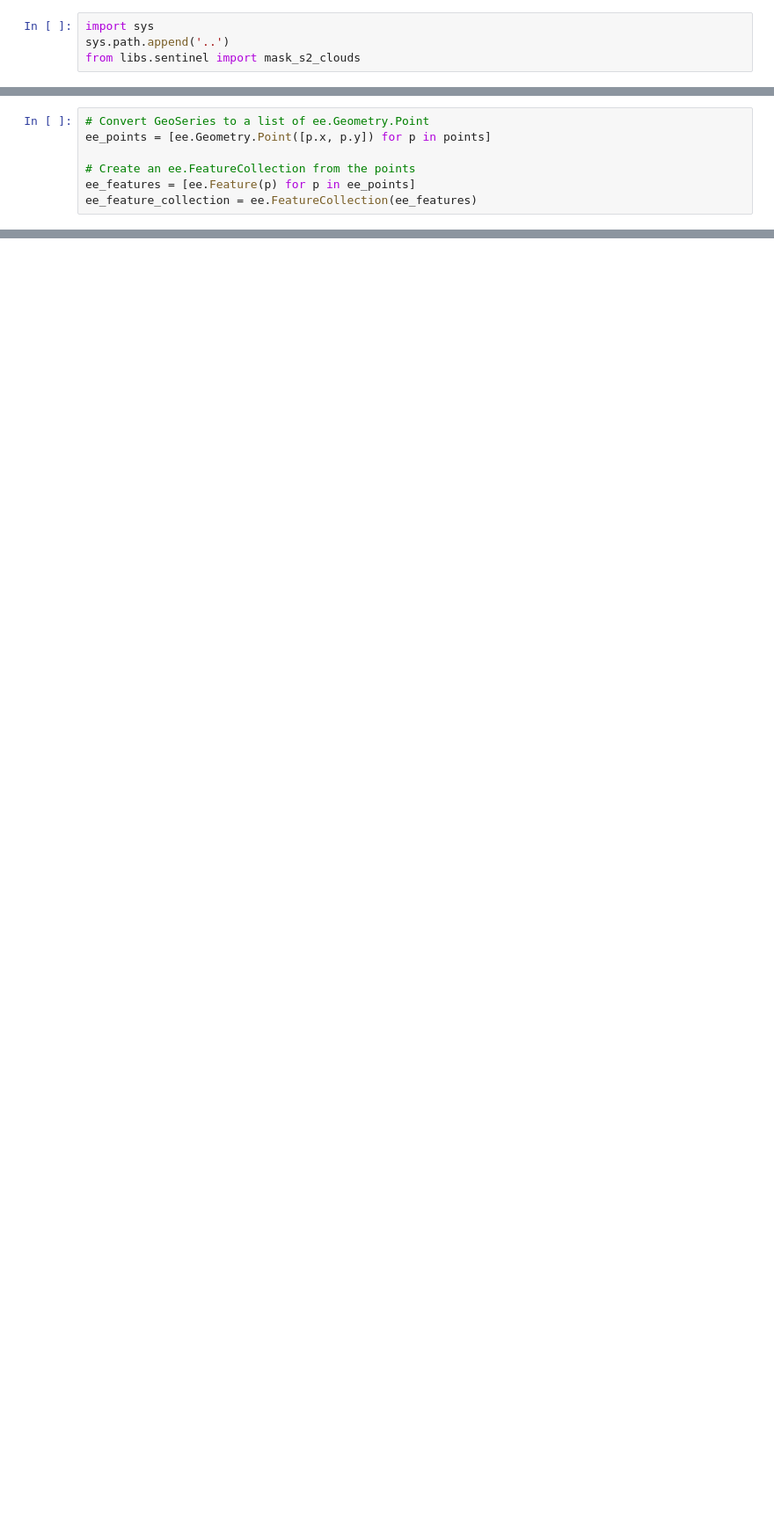
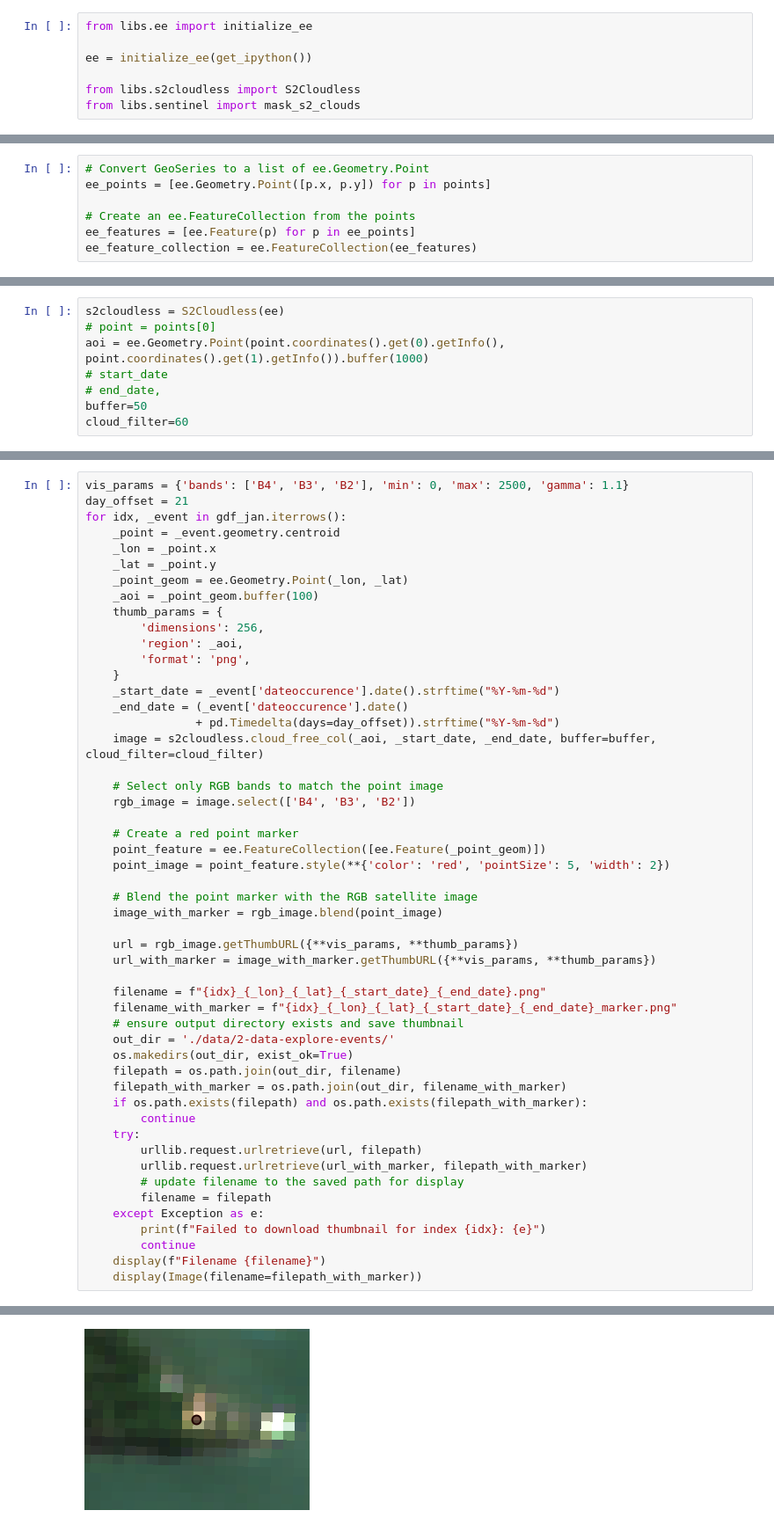
Before and after one commit to dhnhut/Landslide-DeepLearning, a Jupyter notebook: 2-data-explore.ipynb, the cells around one changed output, grey strips where cells are left out. Shown at 88% size. Drawn from its saved outputs; the diff is of its cells as text; blank space fills up the shorter version.

Commit message:
Cloud removal and Review all events which the occurence dates are known

```diff
--- a/2-data-explore.ipynb
+++ b/2-data-explore.ipynb
@@ -10,4 +12,7 @@ import geopandas as gpd
 # %%
-import sys
-sys.path.append('..')
+from libs.ee import initialize_ee
+
+ee = initialize_ee(get_ipython())
+
+from libs.s2cloudless import S2Cloudless
 from libs.sentinel import mask_s2_clouds
@@ -109,0 +105,8 @@ Map(center=[-36.931306466746, 174.701880487593], controls=(WidgetControl(options
+# %%
+s2cloudless = S2Cloudless(ee)
+# point = points[0]
+aoi = ee.Geometry.Point(point.coordinates().get(0).getInfo(), point.coordinates().get(1).getInfo()).buffer(1000)
+# start_date
+# end_date,
+buffer=50
+cloud_filter=60
@@ -109,0 +131,52 @@ Map(center=[-36.931306466746, 174.701880487593], controls=(WidgetControl(options
+# %%
+vis_params = {'bands': ['B4', 'B3', 'B2'], 'min': 0, 'max': 2500, 'gamma': 1.1}
+day_offset = 21
+for idx, _event in gdf_jan.iterrows():
+    _point = _event.geometry.centroid
+    _lon = _point.x
+    _lat = _point.y
+    _point_geom = ee.Geometry.Point(_lon, _lat)
+    _aoi = _point_geom.buffer(100)
+    thumb_params = {
+        'dimensions': 256,
+        'region': _aoi,
+        'format': 'png',
+    }
+    _start_date = _event['dateoccurence'].date().strftime("%Y-%m-%d")
+    _end_date = (_event['dateoccurence'].date()
+                + pd.Timedelta(days=day_offset)).strftime("%Y-%m-%d")
+    image = s2cloudless.cloud_free_col(_aoi, _start_date, _end_date, buffer=buffer, cloud_filter=cloud_filter)
+
+    # Select only RGB bands to match the point image
+    rgb_image = image.select(['B4', 'B3', 'B2'])
+
+    # Create a red point marker
+    point_feature = ee.FeatureCollection([ee.Feature(_point_geom)])
+    point_image = point_feature.style(**{'color': 'red', 'pointSize': 5, 'width': 2})
+
+    # Blend the point marker with the RGB satellite image
+    image_with_marker = rgb_image.blend(point_image)
+
+    url = rgb_image.getThumbURL({**vis_params, **thumb_params})
+    url_with_marker = image_with_marker.getThumbURL({**vis_params, **thumb_params})
+
+    filename = f"{idx}_{_lon}_{_lat}_{_start_date}_{_end_date}.png"
+    filename_with_marker = f"{idx}_{_lon}_{_lat}_{_start_date}_{_end_date}_marker.png"
+    # ensure output directory exists and save thumbnail
+    out_dir = './data/2-data-explore-events/'
+    os.makedirs(out_dir, exist_ok=True)
+    filepath = os.path.join(out_dir, filename)
+    filepath_with_marker = os.path.join(out_dir, filename_with_marker)
+    if os.path.exists(filepath) and os.path.exists(filepath_with_marker):
+        continue
+    try:
+        urllib.request.urlretrieve(url, filepath)
+        urllib.request.urlretrieve(url_with_marker, filepath_with_marker)
+        # update filename to the saved path for display
+        filename = filepath
+    except Exception as e:
+        print(f"Failed to download thumbnail for index {idx}: {e}")
+        continue
+    display(f"Filename {filename}")
+    display(Image(filename=filepath_with_marker))
+# %% [output]
@@ -109,0 +184 @@ Map(center=[-36.931306466746, 174.701880487593], controls=(WidgetControl(options
+[figure, added]
```
Also changed, not shown: parts of 9 cells of this notebook, 7 other files.
